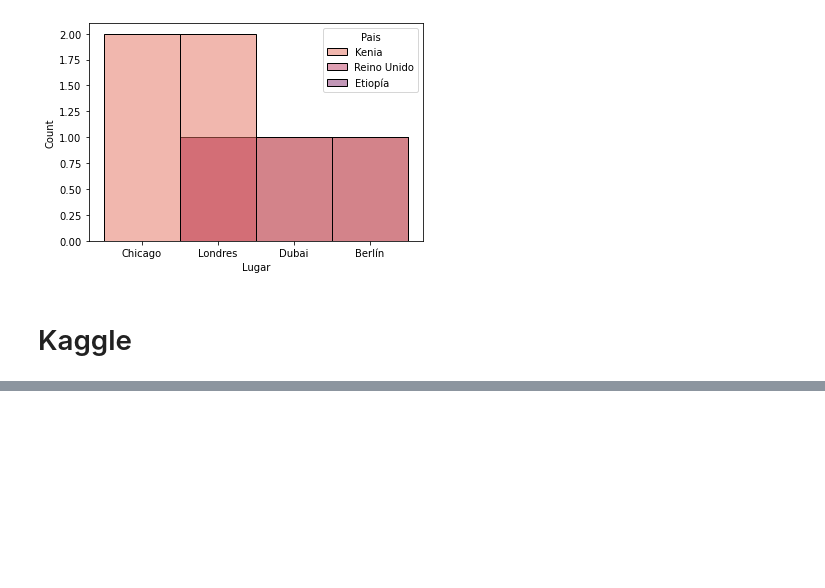
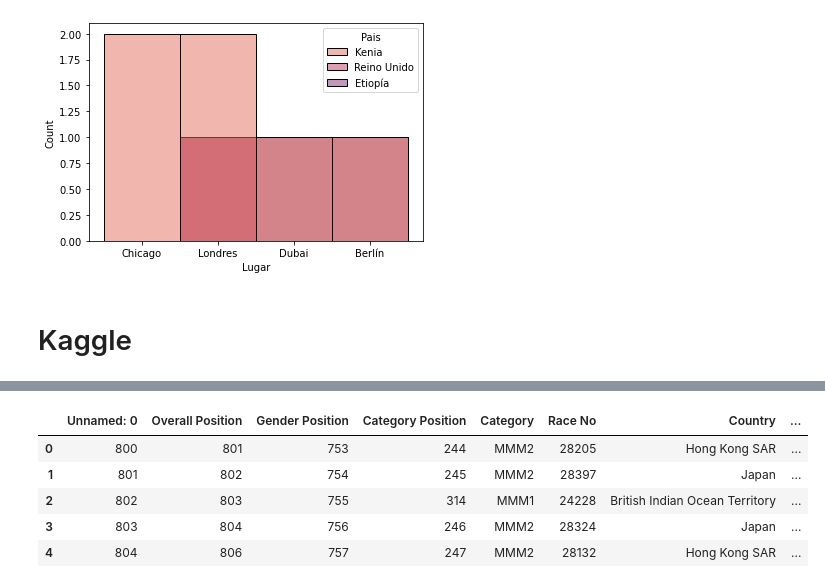
Before and after one commit to marcunu/API-Scrap, a Jupyter notebook: Visualization.ipynb, the cells around one changed output, grey strips where cells are left out. Drawn from its saved outputs; the diff is of its cells as text; code cells hidden in the pictures; blank space fills up the shorter version.

```diff
--- a/Visualization.ipynb
+++ b/Visualization.ipynb
@@ -145,0 +128,9 @@ sns.histplot(y = hkm1['Country '], color="orange")
+# %%
+media.head()
+# %% [output]
+|  | Unnamed: 0 | Overall Position | Gender Position | Category Position | Category | Race No | Country | ... |
+| 0 | 800 | 801 | 753 | 244 | MMM2 | 28205 | Hong Kong SAR | ... |
+| 1 | 801 | 802 | 754 | 245 | MMM2 | 28397 | Japan | ... |
+| 2 | 802 | 803 | 755 | 314 | MMM1 | 24228 | British Indian Ocean Territory | ... |
+| 3 | 803 | 804 | 756 | 246 | MMM2 | 28324 | Japan | ... |
+| 4 | 804 | 806 | 757 | 247 | MMM2 | 28132 | Hong Kong SAR | ... |
```
Also changed, not shown: parts of 14 cells of this notebook, 1 other file.
